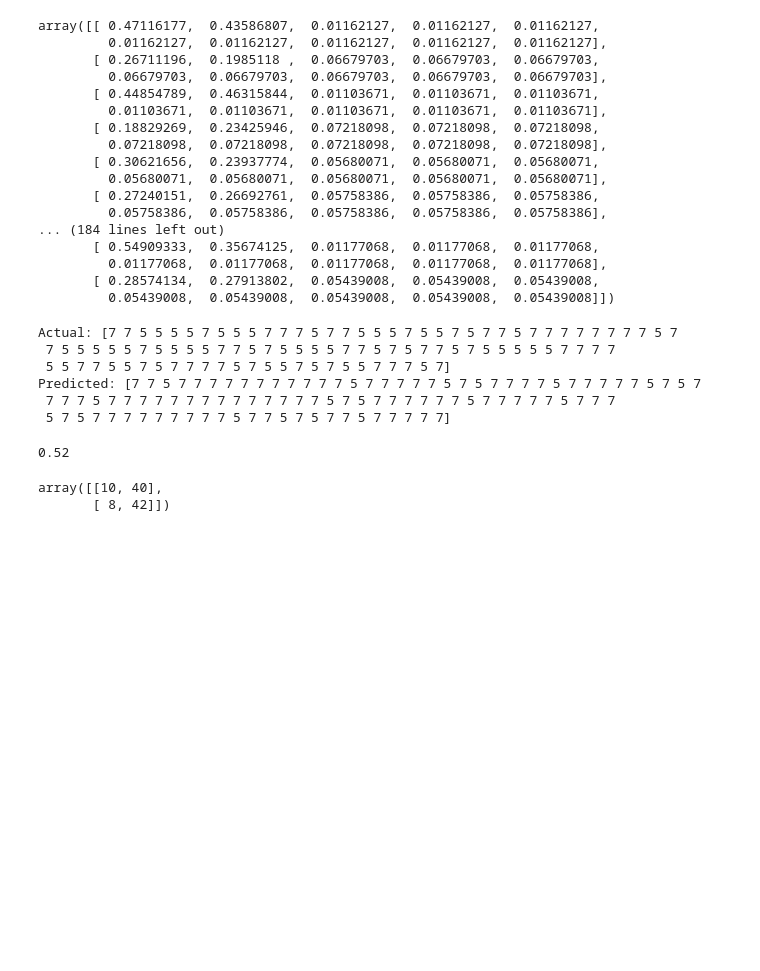
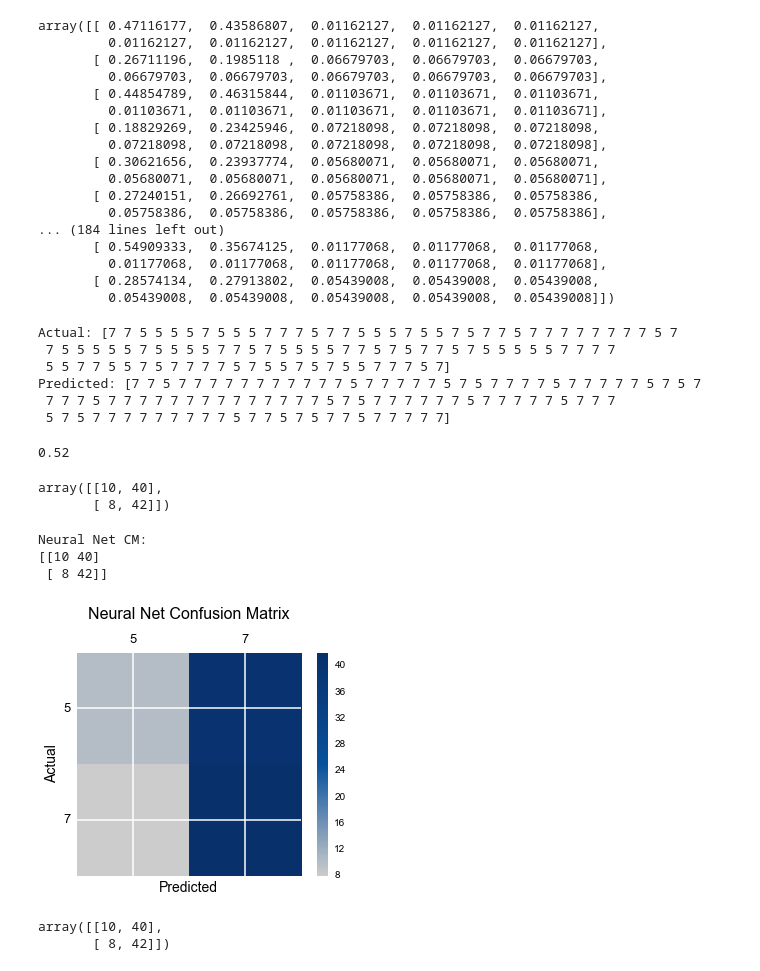
Before and after one commit to nyghtowl/Neural_Net_Practice, a Jupyter notebook: Neural_Net_Practice.ipynb, the cells around one changed output. Saved outputs shown, nothing was run; the diff lists cells and outputs as text; code cells hidden in the pictures; blank space fills up the shorter version.

Commit message:
Confusion matrix is working now because labels can be read. However still need to adjust so that its T/F.

```diff
--- a/Neural_Net_Practice.ipynb
+++ b/Neural_Net_Practice.ipynb
@@ -352,3 +352,12 @@ confusion_matrix(np.argmax(labels_test2, axis=1), np.argmax(dbn2.predict(pics_te
 # %% [output]
 array([[10, 40],
        [ 8, 42]])
+# %%
+create_confusion_matrix(np.argmax(labels_test2, axis=1), np.argmax(dbn2.predict(pics_test2), axis=1))
+# %% [output]
+Neural Net CM:
+[[10 40]
+ [ 8 42]]
+[figure, added]
+array([[10, 40],
+       [ 8, 42]])
```
Also changed, not shown: 1 other file.
